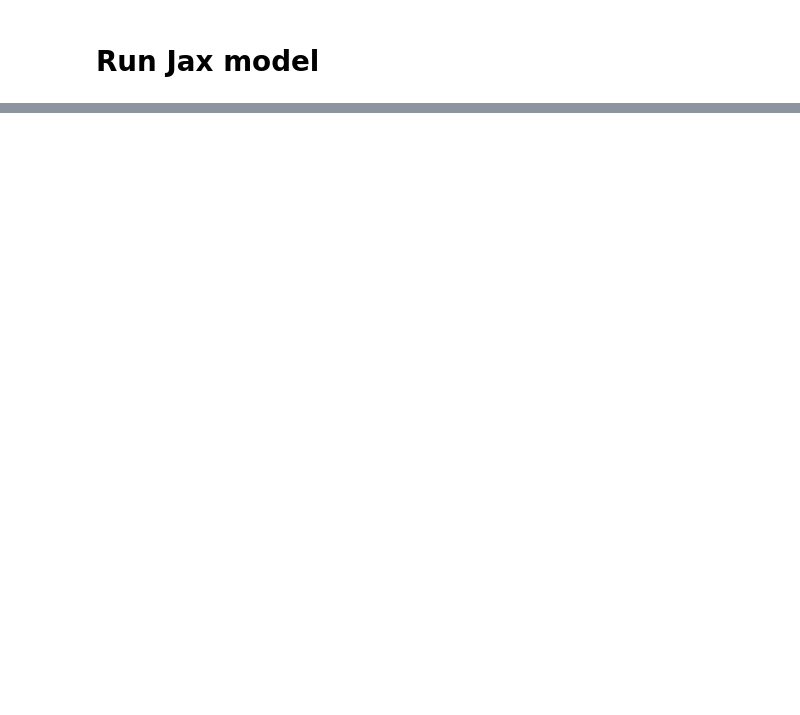
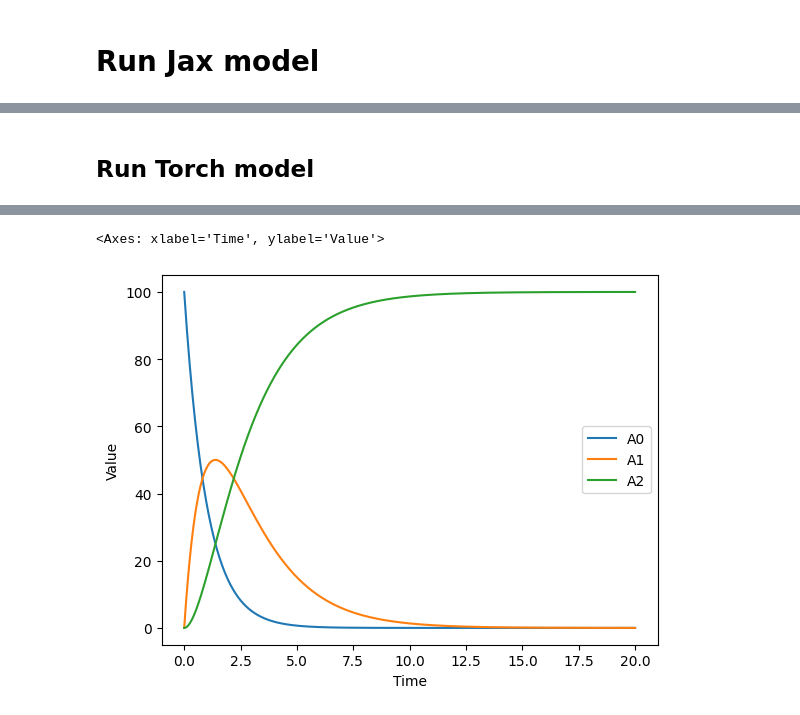
Before and after one commit to USEPA/PyMCSimMod, a Jupyter notebook: docs/notebooks/pk.ipynb, the cells around one changed output, grey strips where cells are left out. Drawn from its saved outputs; the diff is of its cells as text; code cells hidden in the pictures; blank space fills up the shorter version.

```diff
--- a/docs/notebooks/pk.ipynb
+++ b/docs/notebooks/pk.ipynb
@@ -60,0 +62,9 @@ solution.plot_results(variables="C")
+# %% [markdown]
+## Run Torch model
+# %%
+torch_model = TorchModel(model=filename)
+times = torch.linspace(0.0, 20.0, steps=500)
+torch_model.update_Y0(A0=100.0, A1=0.0, A2=0.0, AUC=0.0)
+solution = torch_model.run_model(times)
+solution.plot_results(variables=["A0", "A1", "A2"])
+# %% [output]
@@ -60,0 +72,2 @@ solution.plot_results(variables="C")
+<Axes: xlabel='Time', ylabel='Value'>
+[figure, added]
```
Also changed, not shown: parts of 7 cells of this notebook, 5 other files.
